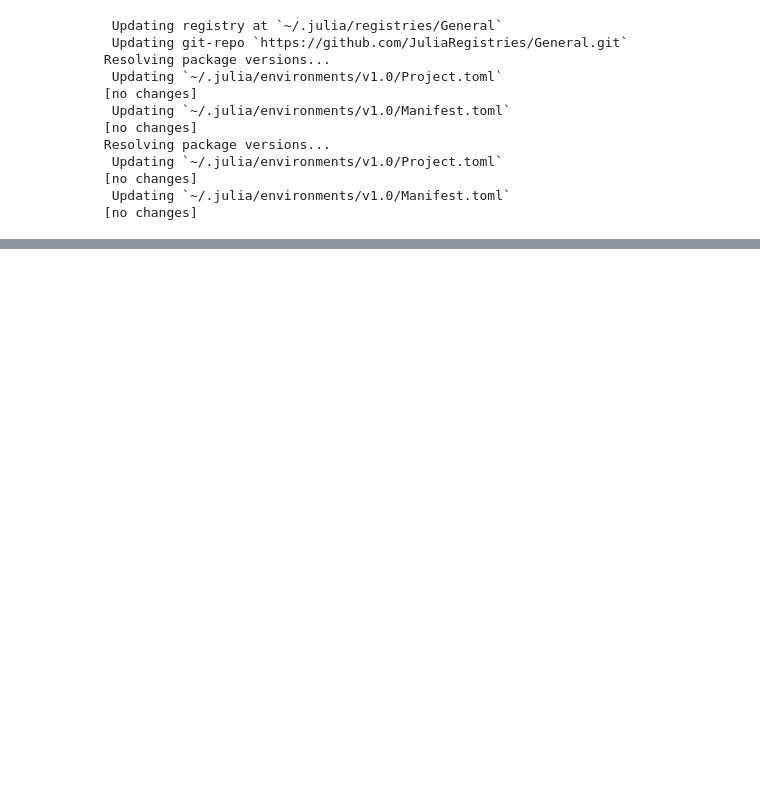
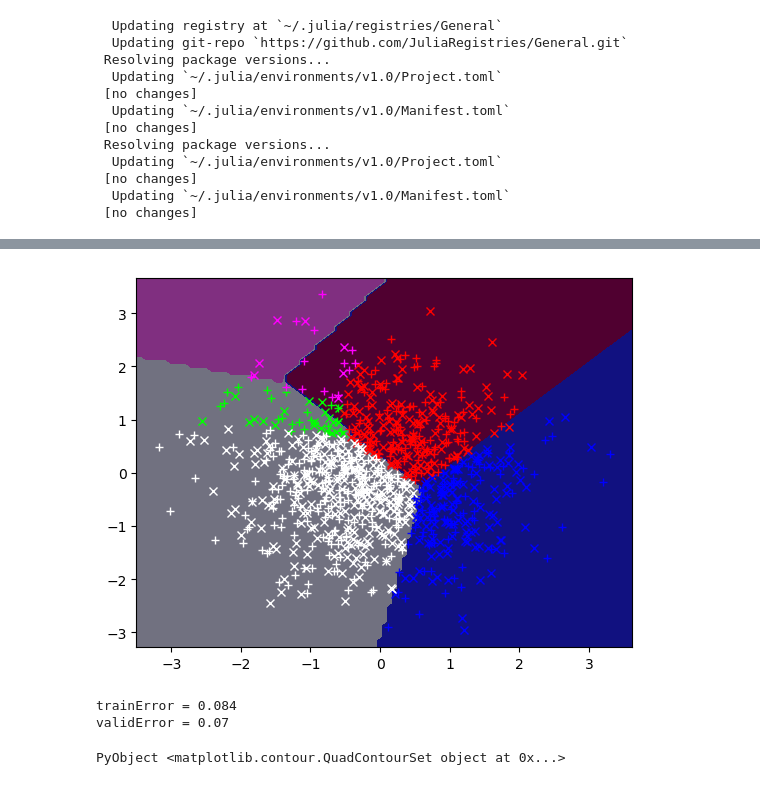
Before and after one commit to kyleleeners/RemoteDesktop, a Jupyter notebook: cpsc540/a1/a1.ipynb, the cells around one changed output, grey strips where cells are left out. Cells and saved outputs as stored; diff of their text form; code cells hidden in the pictures; blank space fills up the shorter version.

```diff
--- a/cpsc540/a1/a1.ipynb
+++ b/cpsc540/a1/a1.ipynb
@@ -32,0 +26,7 @@ LoadError: DimensionMismatch("A has dimensions (200,2) but B has dimensions (201
+# %%
+include("example_multiClass.jl")
+# %% [output]
+[figure, added]
+trainError = 0.084
+validError = 0.07
+PyObject <matplotlib.contour.QuadContourSet object at 0x...>
```
Also changed, not shown: parts of 3 cells of this notebook, 4 other files.
